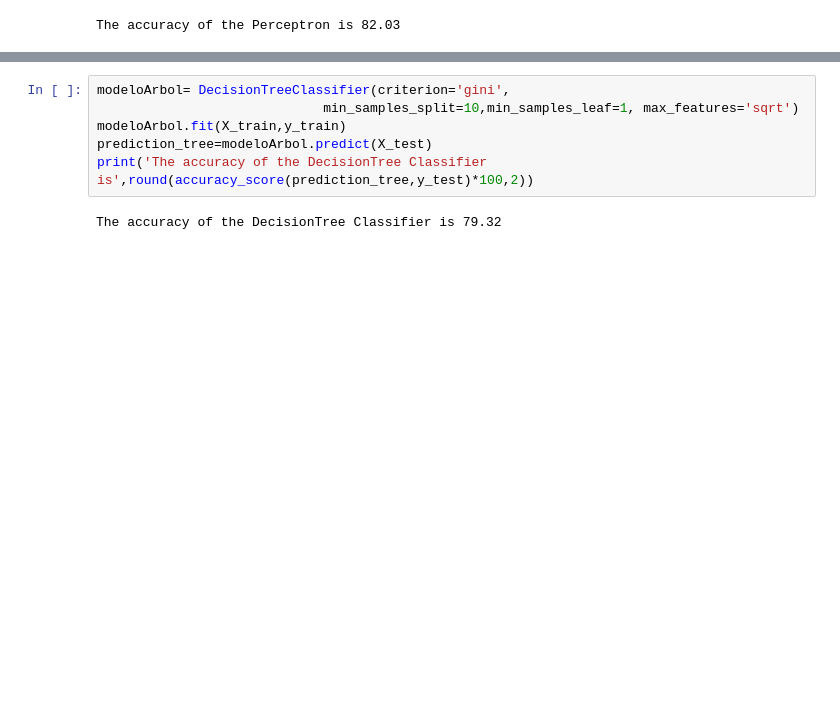
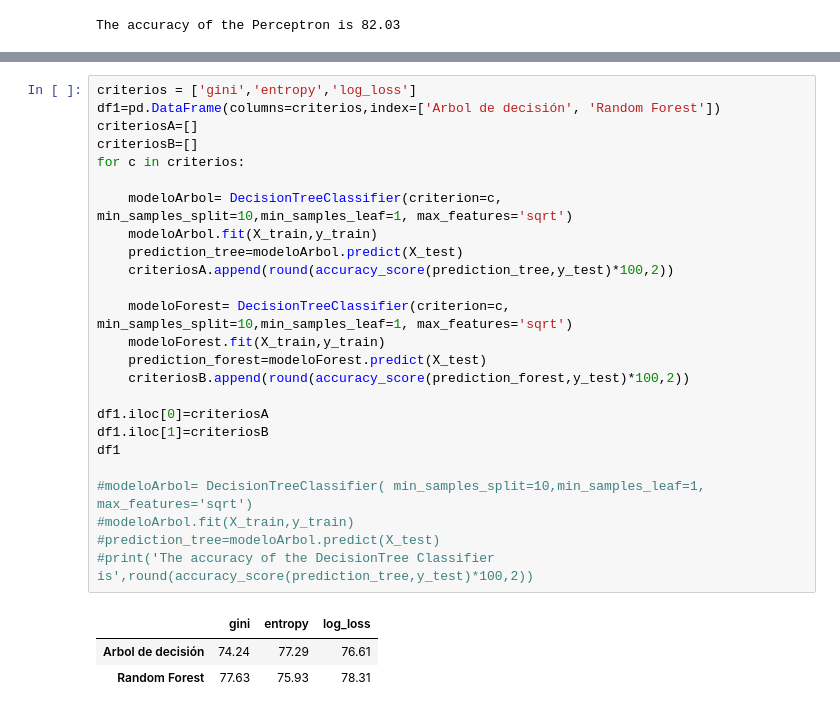
Before and after one commit to diegofes18/ia_2022, a Jupyter notebook: Practica2/TitanicPrediction.ipynb, the cells around one changed output, grey strips where cells are left out. Drawn from its saved outputs; the diff is of its cells as text; blank space fills up the shorter version.

```diff
--- a/Practica2/TitanicPrediction.ipynb
+++ b/Practica2/TitanicPrediction.ipynb
@@ -315,10 +325,31 @@ Una vez decidios los parametros de los nodos ya está formado el modelo que deci
 
 Creamos el modelo y lo entrenamos
 # %%
-modeloArbol= DecisionTreeClassifier(criterion='gini',
-                             min_samples_split=10,min_samples_leaf=1, max_features='sqrt')
-modeloArbol.fit(X_train,y_train)
-prediction_tree=modeloArbol.predict(X_test)
-print('The accuracy of the DecisionTree Classifier is',round(accuracy_score(prediction_tree,y_test)*100,2))
+criterios = ['gini','entropy','log_loss']
+df1=pd.DataFrame(columns=criterios,index=['Arbol de decisión', 'Random Forest'])
+criteriosA=[]
+criteriosB=[]
+for c in criterios:
+
+    modeloArbol= DecisionTreeClassifier(criterion=c, min_samples_split=10,min_samples_leaf=1, max_features='sqrt')
+    modeloArbol.fit(X_train,y_train)
+    prediction_tree=modeloArbol.predict(X_test)
+    criteriosA.append(round(accuracy_score(prediction_tree,y_test)*100,2))
+
+    modeloForest= DecisionTreeClassifier(criterion=c, min_samples_split=10,min_samples_leaf=1, max_features='sqrt')
+    modeloForest.fit(X_train,y_train)
+    prediction_forest=modeloForest.predict(X_test)
+    criteriosB.append(round(accuracy_score(prediction_forest,y_test)*100,2))
+
+df1.iloc[0]=criteriosA
+df1.iloc[1]=criteriosB
+df1
+
+#modeloArbol= DecisionTreeClassifier( min_samples_split=10,min_samples_leaf=1, max_features='sqrt')
+#modeloArbol.fit(X_train,y_train)
+#prediction_tree=modeloArbol.predict(X_test)
+#print('The accuracy of the DecisionTree Classifier is',round(accuracy_score(prediction_tree,y_test)*100,2))
 # %% [output]
-The accuracy of the DecisionTree Classifier is 79.32
+|  | gini | entropy | log_loss |
+| Arbol de decisión | 74.24 | 77.29 | 76.61 |
+| Random Forest | 77.63 | 75.93 | 78.31 |
```
Also changed, not shown: parts of 2 cells of this notebook.
